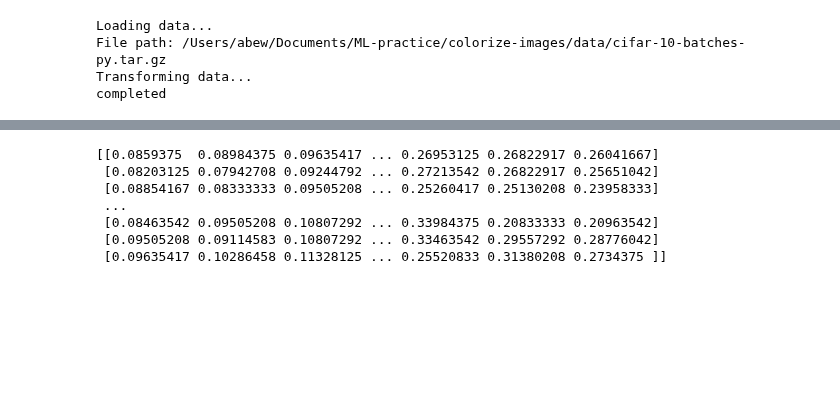
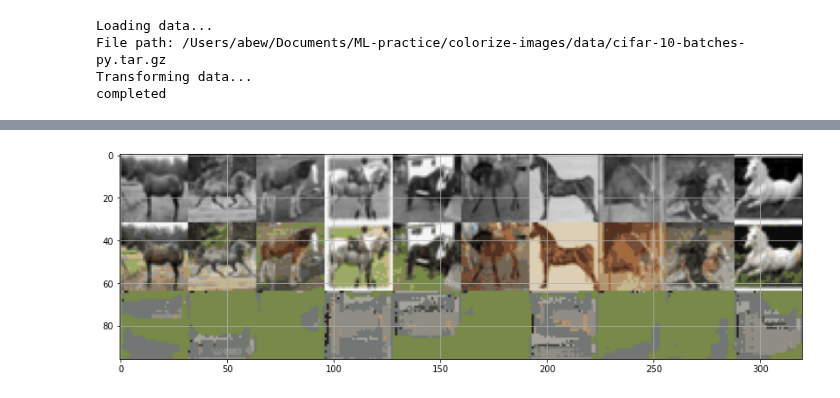
Before and after one commit to ABEW/colorize-images, a Jupyter notebook: a2_cnn_tf.ipynb, the cells around one changed output, grey strips where cells are left out. Saved outputs shown, nothing was run; the diff lists cells and outputs as text; code cells hidden in the pictures; blank space fills up the shorter version.

```diff
--- a/a2_cnn_tf.ipynb
+++ b/a2_cnn_tf.ipynb
@@ -313,8 +313,7 @@ def colorizer_model(input_shape, kernel_size, num_filters, num_colors,
     model.compile(
         optimizer = optimizer,
         loss = loss,
-        metrics = [loss,
-                   keras.losses.mse]
+        metrics = loss
     )
 
     return model
@@ -546,10 +527,32 @@ plt.show()
-# %%
-print(sample_test[0,...,0])
-# %% [output]
-[[0.0859375  0.08984375 0.09635417 ... 0.26953125 0.26822917 0.26041667]
- [0.08203125 0.07942708 0.09244792 ... 0.27213542 0.26822917 0.25651042]
- [0.08854167 0.08333333 0.09505208 ... 0.25260417 0.25130208 0.23958333]
- ...
- [0.08463542 0.09505208 0.10807292 ... 0.33984375 0.20833333 0.20963542]
- [0.09505208 0.09114583 0.10807292 ... 0.33463542 0.29557292 0.28776042]
- [0.09635417 0.10286458 0.11328125 ... 0.25520833 0.31380208 0.2734375 ]]
+# %%
+def plot(grey, gtlabel, output, colours):
+    """
+    Generate png plots of input, ground truth, and outputs
+
+    Args:
+      sample: the greyscale input to the colourization CNN
+      gtlabel: the grouth truth categories for each pixel
+      output: the predicted categories for each pixel
+      colours: numpy array of colour categories and their RGB values
+    """
+    gtlabel = np.transpose(gtlabel[:10,:,:,:], [0,3,1,2])
+    output = np.transpose(output[:10,:,:,:], [0,3,1,2])
+
+
+    gtcolor = get_cat_rgb(gtlabel[:10,0,:,:], colours)
+    predcolor = get_cat_rgb(output[:10,0,:,:], colours)
+
+    img_stack = [
+      np.hstack(np.tile(grey, [1,1,1,3])),
+      np.hstack(gtcolor),
+      np.hstack(predcolor)]
+
+    img = np.vstack(img_stack)
+    plt.figure(figsize=(14,8))
+    plt.grid('off')
+    plt.imshow(img, vmin=0., vmax=1.)
+    plt.show()
+# %%
+plot(sample_test, test_rgb_cat, pred.astype('int'), colours)
+# %% [output]
+[figure, added]
```
Also changed, not shown: parts of 9 cells of this notebook, 23 other files.
